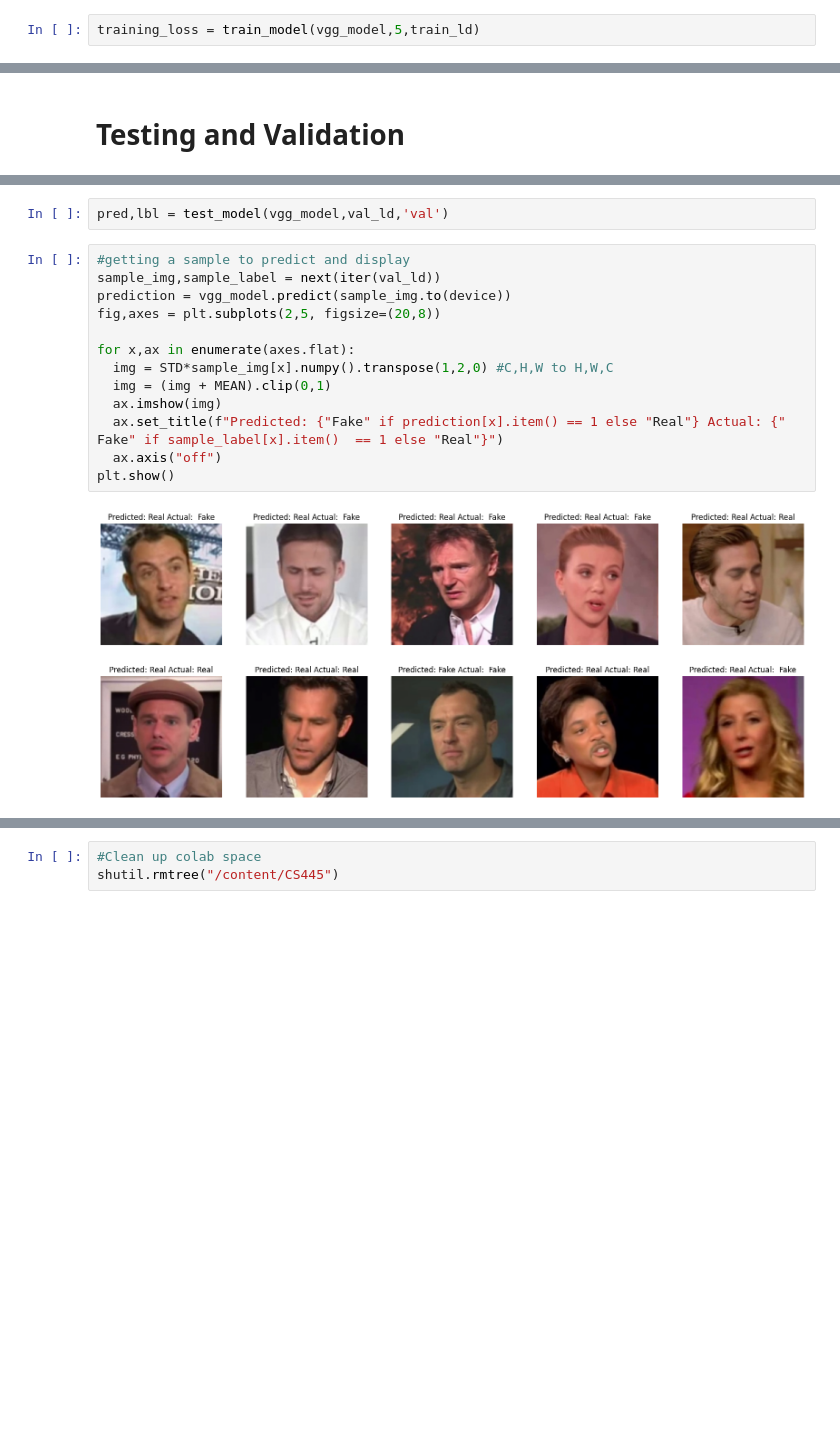
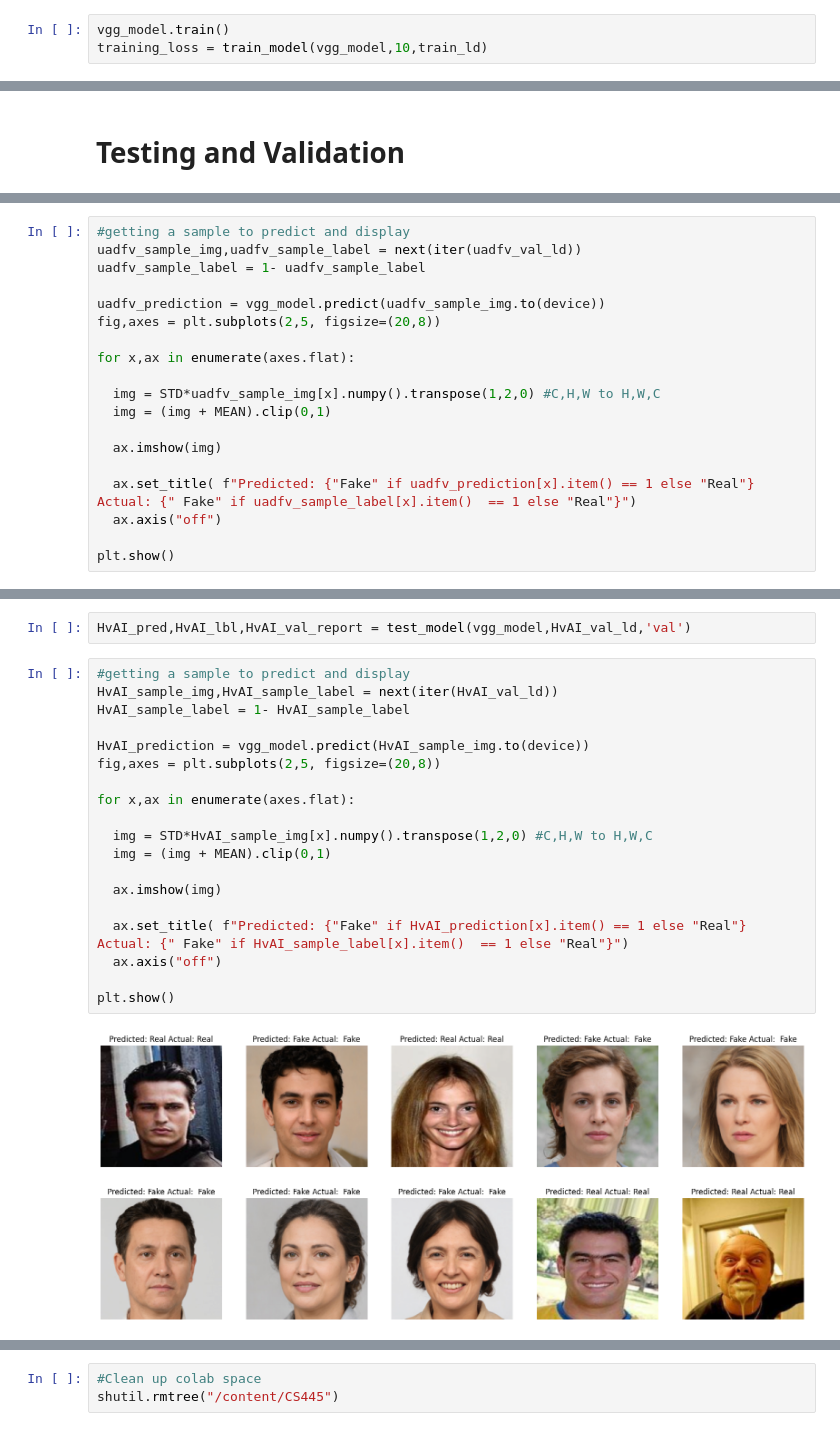
Before and after one commit to UIUC-CS445-DeepFakes/CNN, a Jupyter notebook: CNN_Final.ipynb, the cells around one changed output, grey strips where cells are left out. Saved outputs shown, nothing was run; the diff lists cells and outputs as text; blank space fills up the shorter version.

```diff
--- a/CNN_Final.ipynb
+++ b/CNN_Final.ipynb
@@ -279,5 +281,6 @@ HvAI_test_ld = DataLoader(HvAI_test_ds,batch_size=32,shuffle=False)
 # %% [markdown]
 # **Model Training**
 # %%
-training_loss = train_model(vgg_model,5,train_ld)
+vgg_model.train()
+training_loss = train_model(vgg_model,10,train_ld)
 # %% [output]
@@ -322,0 +449,19 @@ test_accuracy = test_model(vgg_model,test_ld,'test')
+# %%
+#getting a sample to predict and display
+uadfv_sample_img,uadfv_sample_label = next(iter(uadfv_val_ld))
+uadfv_sample_label = 1- uadfv_sample_label
+
+uadfv_prediction = vgg_model.predict(uadfv_sample_img.to(device))
+fig,axes = plt.subplots(2,5, figsize=(20,8))
+
+for x,ax in enumerate(axes.flat):
+
+  img = STD*uadfv_sample_img[x].numpy().transpose(1,2,0) #C,H,W to H,W,C
+  img = (img + MEAN).clip(0,1)
+
+  ax.imshow(img)
+
+  ax.set_title( f"Predicted: {"Fake" if uadfv_prediction[x].item() == 1 else "Real"} Actual: {" Fake" if uadfv_sample_label[x].item()  == 1 else "Real"}")
+  ax.axis("off")
+
+plt.show()
@@ -323,20 +494,26 @@ test_accuracy = test_model(vgg_model,test_ld,'test')
 # %%
-pred,lbl = test_model(vgg_model,val_ld,'val')
+HvAI_pred,HvAI_lbl,HvAI_val_report = test_model(vgg_model,HvAI_val_ld,'val')
 # %%
 #getting a sample to predict and display
-sample_img,sample_label = next(iter(val_ld))
-prediction = vgg_model.predict(sample_img.to(device))
+HvAI_sample_img,HvAI_sample_label = next(iter(HvAI_val_ld))
+HvAI_sample_label = 1- HvAI_sample_label
+
+HvAI_prediction = vgg_model.predict(HvAI_sample_img.to(device))
 fig,axes = plt.subplots(2,5, figsize=(20,8))
 
 for x,ax in enumerate(axes.flat):
-  img = STD*sample_img[x].numpy().transpose(1,2,0) #C,H,W to H,W,C
+
+  img = STD*HvAI_sample_img[x].numpy().transpose(1,2,0) #C,H,W to H,W,C
   img = (img + MEAN).clip(0,1)
+
   ax.imshow(img)
-  ax.set_title(f"Predicted: {"Fake" if prediction[x].item() == 1 else "Real"} Actual: {" Fake" if sample_label[x].item()  == 1 else "Real"}")
+
+  ax.set_title( f"Predicted: {"Fake" if HvAI_prediction[x].item() == 1 else "Real"} Actual: {" Fake" if HvAI_sample_label[x].item()  == 1 else "Real"}")
   ax.axis("off")
+
 plt.show()
 # %% [output]
-[figure, old version]
+[figure, new version]
 # %%
 #validation  Scores
 
```
Also changed, not shown: parts of 20 cells of this notebook.
